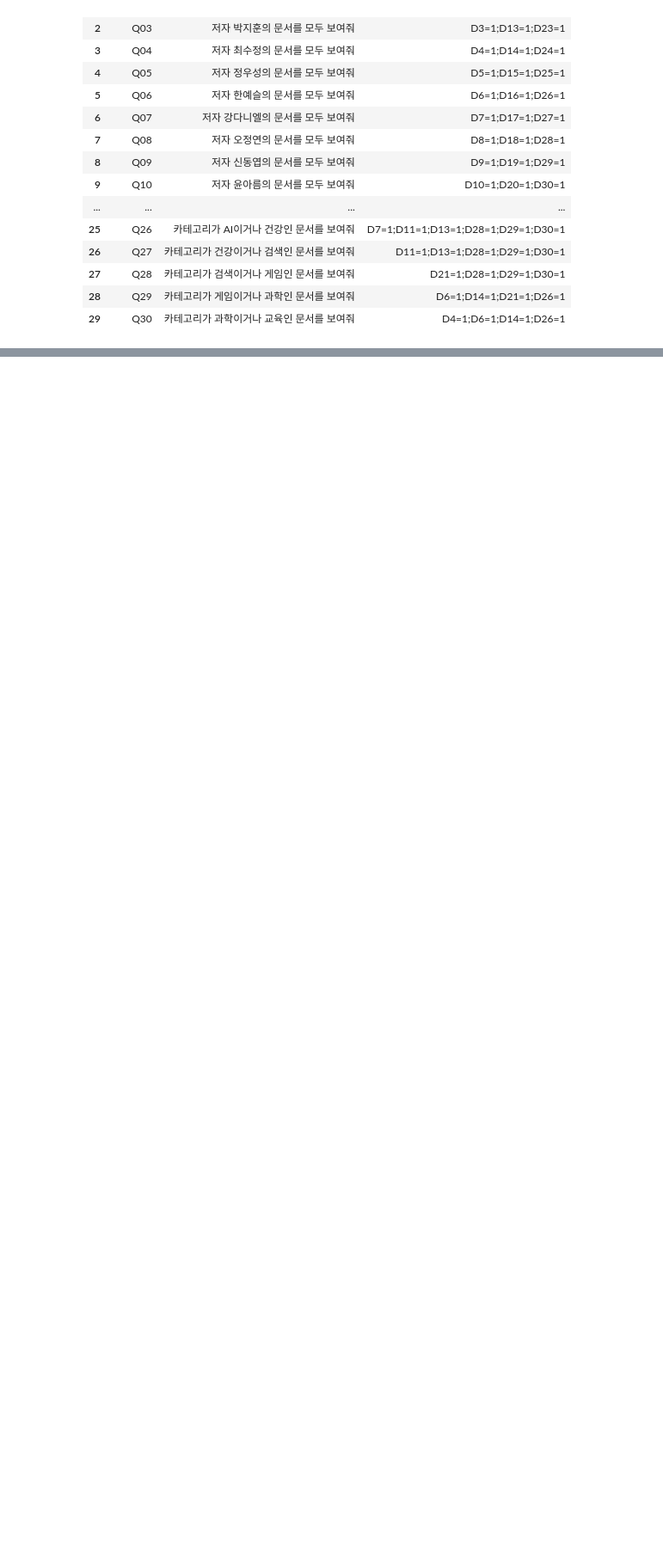
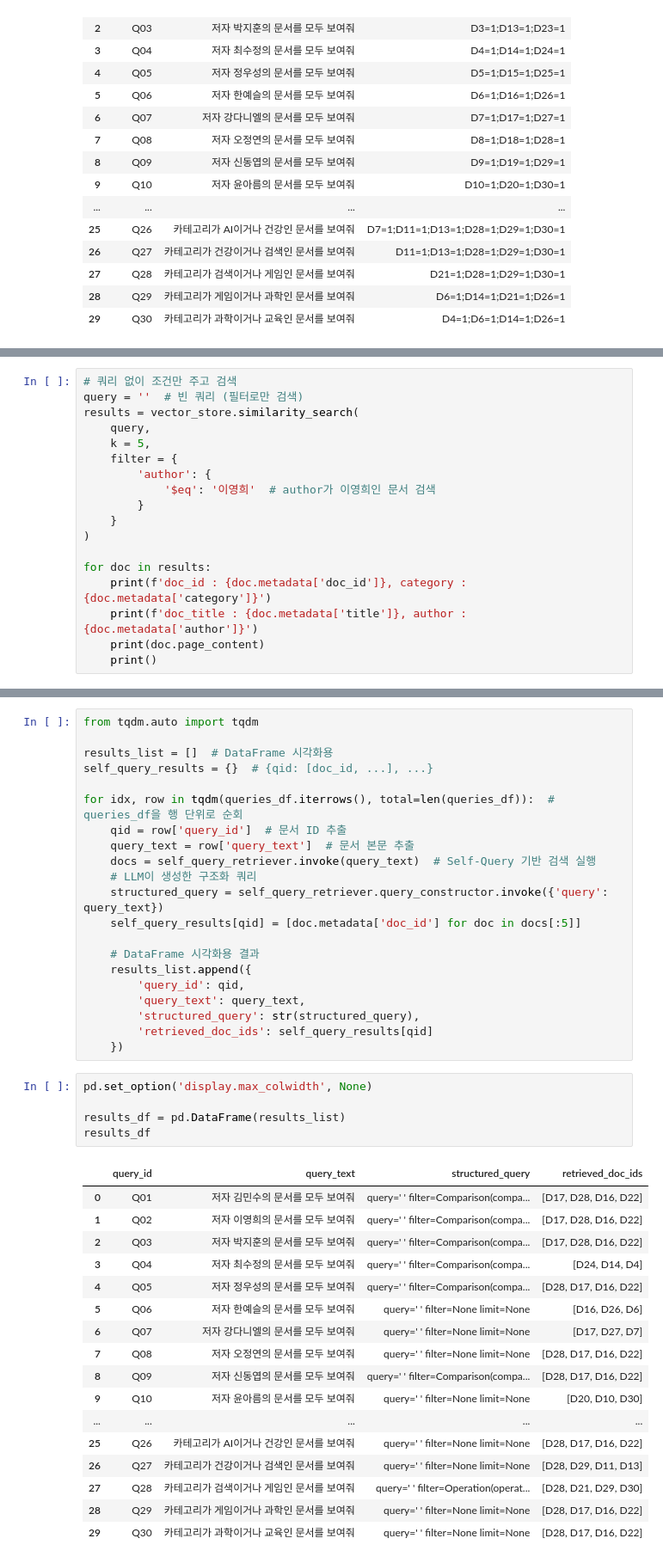
Before and after one commit to skn34-hjk/LLM-exercise, a Jupyter notebook: 07_advanced_rag/01_retrieval_oprimization/08_metadata_filtering.ipynb, the cells around one changed output, grey strips where cells are left out. Shown at 86% size. Drawn from its saved outputs; the diff is of its cells as text; blank space fills up the shorter version.

```diff
--- a/07_advanced_rag/01_retrieval_oprimization/08_metadata_filtering.ipynb
+++ b/07_advanced_rag/01_retrieval_oprimization/08_metadata_filtering.ipynb
@@ -69,0 +246,18 @@ queries_df
+# %%
+# 쿼리 없이 조건만 주고 검색
+query = ''  # 빈 쿼리 (필터로만 검색)
+results = vector_store.similarity_search(
+    query,
+    k = 5,
+    filter = {
+        'author': {
+            '$eq': '이영희'  # author가 이영희인 문서 검색
+        }
+    }
+)
+
+for doc in results:
+    print(f'doc_id : {doc.metadata['doc_id']}, category : {doc.metadata['category']}')
+    print(f'doc_title : {doc.metadata['title']}, author : {doc.metadata['author']}')
+    print(doc.page_content)
+    print()
@@ -69,0 +336,44 @@ queries_df
+# %%
+from tqdm.auto import tqdm
+
+results_list = []  # DataFrame 시각화용
+self_query_results = {}  # {qid: [doc_id, ...], ...}
+
+for idx, row in tqdm(queries_df.iterrows(), total=len(queries_df)):  # queries_df을 행 단위로 순회
+    qid = row['query_id']  # 문서 ID 추출
+    query_text = row['query_text']  # 문서 본문 추출
+    docs = self_query_retriever.invoke(query_text)  # Self-Query 기반 검색 실행
+    # LLM이 생성한 구조화 쿼리
+    structured_query = self_query_retriever.query_constructor.invoke({'query': query_text})
+    self_query_results[qid] = [doc.metadata['doc_id'] for doc in docs[:5]]
+
+    # DataFrame 시각화용 결과
+    results_list.append({
+        'query_id': qid,
+        'query_text': query_text,
+        'structured_query': str(structured_query),
+        'retrieved_doc_ids': self_query_results[qid]
+    })
+# %%
+pd.set_option('display.max_colwidth', None)
+
+results_df = pd.DataFrame(results_list)
+results_df
+# %% [output]
+|  | query_id | query_text | structured_query | retrieved_doc_ids |
+| 0 | Q01 | 저자 김민수의 문서를 모두 보여줘 | query=' ' filter=Comparison(compa... | [D17, D28, D16, D22] |
+| 1 | Q02 | 저자 이영희의 문서를 모두 보여줘 | query=' ' filter=Comparison(compa... | [D17, D28, D16, D22] |
+| 2 | Q03 | 저자 박지훈의 문서를 모두 보여줘 | query=' ' filter=Comparison(compa... | [D17, D28, D16, D22] |
+| 3 | Q04 | 저자 최수정의 문서를 모두 보여줘 | query=' ' filter=Comparison(compa... | [D24, D14, D4] |
+| 4 | Q05 | 저자 정우성의 문서를 모두 보여줘 | query=' ' filter=Comparison(compa... | [D28, D17, D16, D22] |
+| 5 | Q06 | 저자 한예슬의 문서를 모두 보여줘 | query=' ' filter=None limit=None | [D16, D26, D6] |
+| 6 | Q07 | 저자 강다니엘의 문서를 모두 보여줘 | query=' ' filter=None limit=None | [D17, D27, D7] |
+| 7 | Q08 | 저자 오정연의 문서를 모두 보여줘 | query=' ' filter=None limit=None | [D28, D17, D16, D22] |
+| 8 | Q09 | 저자 신동엽의 문서를 모두 보여줘 | query=' ' filter=Comparison(compa... | [D28, D17, D16, D22] |
+| 9 | Q10 | 저자 윤아름의 문서를 모두 보여줘 | query=' ' filter=None limit=None | [D20, D10, D30] |
+| ... | ... | ... | ... | ... |
+| 25 | Q26 | 카테고리가 AI이거나 건강인 문서를 보여줘 | query=' ' filter=None limit=None | [D28, D17, D16, D22] |
+| 26 | Q27 | 카테고리가 건강이거나 검색인 문서를 보여줘 | query=' ' filter=None limit=None | [D28, D29, D11, D13] |
+| 27 | Q28 | 카테고리가 검색이거나 게임인 문서를 보여줘 | query=' ' filter=Operation(operat... | [D28, D21, D29, D30] |
+| 28 | Q29 | 카테고리가 게임이거나 과학인 문서를 보여줘 | query=' ' filter=None limit=None | [D28, D17, D16, D22] |
+| 29 | Q30 | 카테고리가 과학이거나 교육인 문서를 보여줘 | query=' ' filter=None limit=None | [D28, D17, D16, D22] |
```
Also changed, not shown: parts of 20 cells of this notebook, 7 other files.
